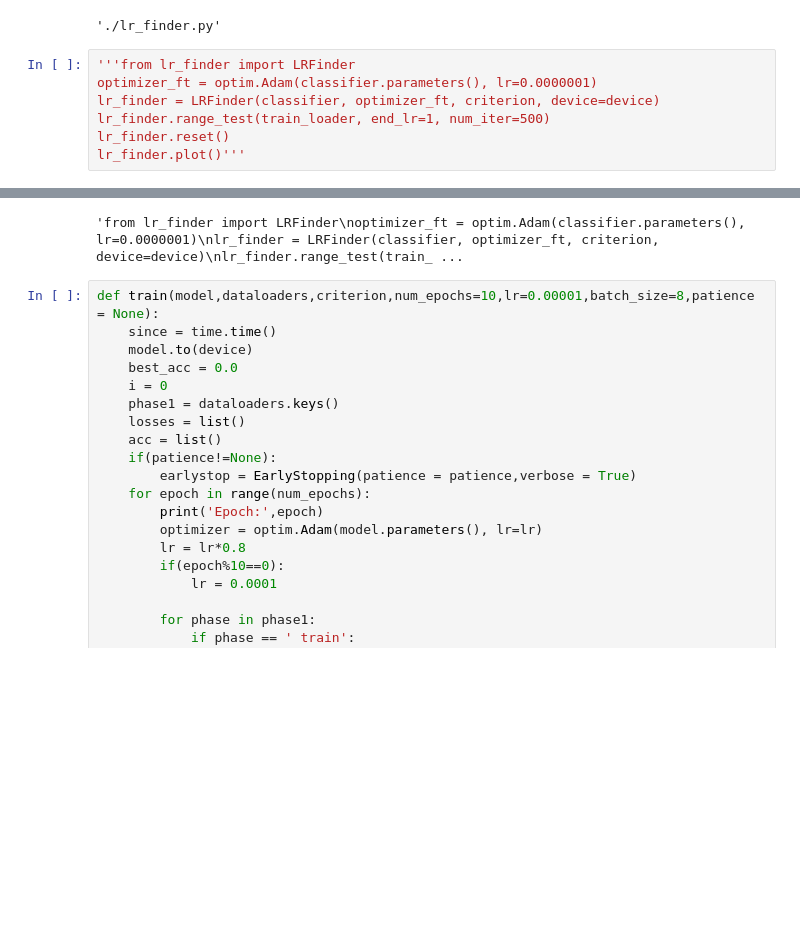
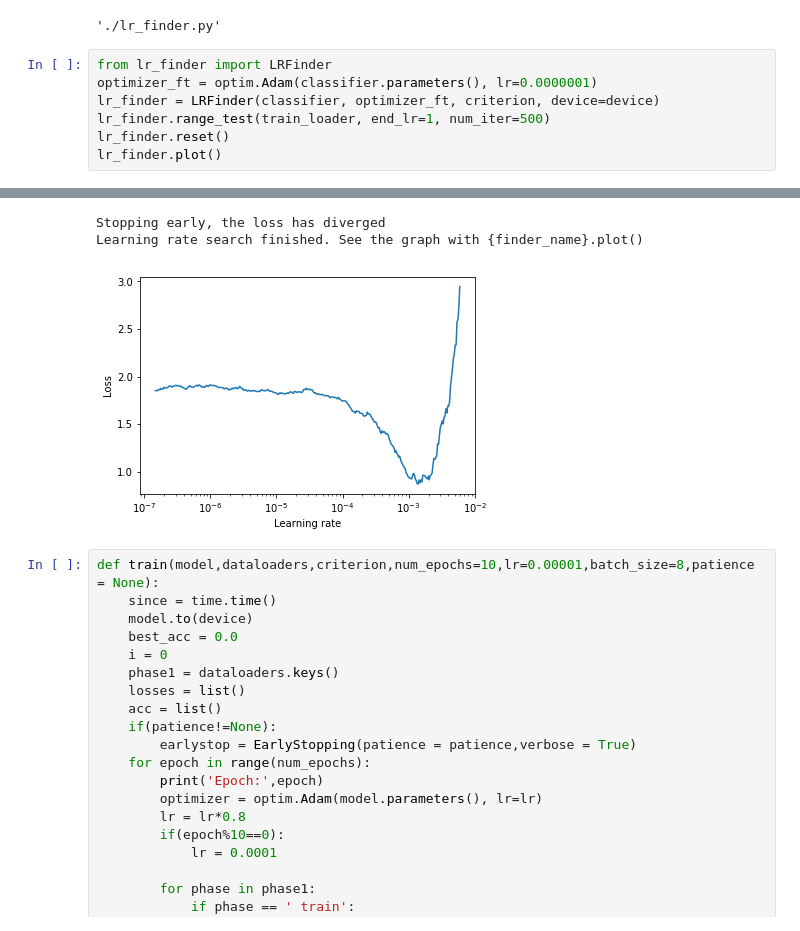
Before and after one commit to sanchit2843/MLBasics, a Jupyter notebook: IntelClassificationKaggle/Pytorch transfer learning tutorial [93%acc].ipynb, the cells around one changed output, grey strips where cells are left out. Saved outputs shown, nothing was run; the diff lists cells and outputs as text; blank space fills up the shorter version.

```diff
--- a/IntelClassificationKaggle/Pytorch transfer learning tutorial [93%acc].ipynb
+++ b/IntelClassificationKaggle/Pytorch transfer learning tutorial [93%acc].ipynb
@@ -249,10 +278,10 @@ shutil.copy('./pytorch-lr-finder/lr_finder.py','./lr_finder.py')
 # %% [output]
 './lr_finder.py'
 # %%
-'''from lr_finder import LRFinder
+from lr_finder import LRFinder
 optimizer_ft = optim.Adam(classifier.parameters(), lr=0.0000001)
 lr_finder = LRFinder(classifier, optimizer_ft, criterion, device=device)
 lr_finder.range_test(train_loader, end_lr=1, num_iter=500)
 lr_finder.reset()
-lr_finder.plot()'''
+lr_finder.plot()
 # %% [output]
@@ -259,4 +289,6 @@ lr_finder.plot()'''
-'from lr_finder import LRFinder\noptimizer_ft = optim.Adam(classifier.parameters(), lr=0.0000001)\nlr_finder = LRFinder(classifier, optimizer_ft, criterion, device=device)\nlr_finder.range_test(train_ ...
+Stopping early, the loss has diverged
+Learning rate search finished. See the graph with {finder_name}.plot()
+[figure, added]
 # %%
 def train(model,dataloaders,criterion,num_epochs=10,lr=0.00001,batch_size=8,patience = None):
     since = time.time()
```
Also changed, not shown: parts of 14 cells of this notebook.
